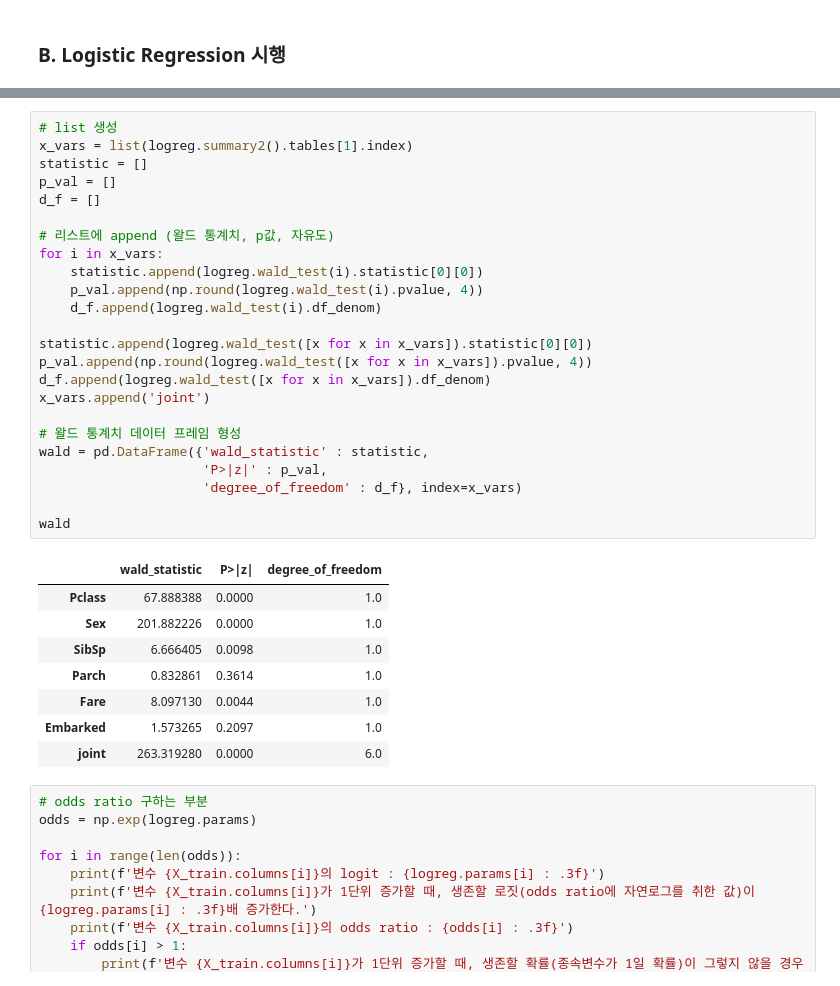
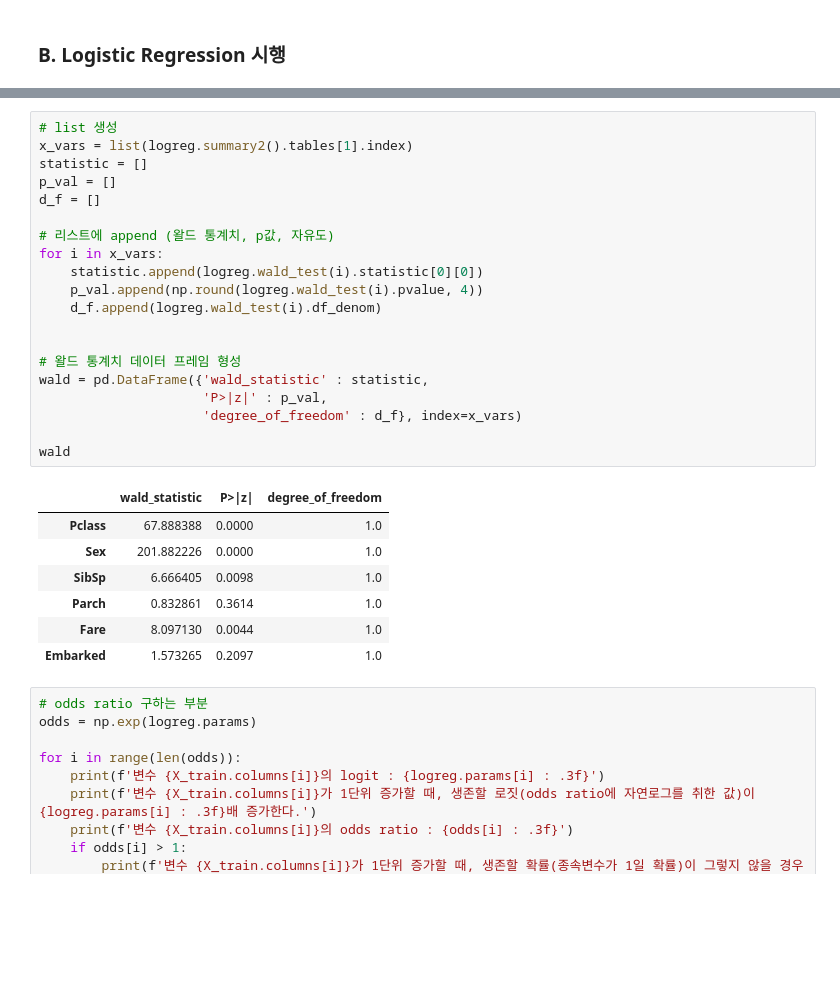
Before and after one commit to freejyb/statistics, a Jupyter notebook: Week_12/regression.ipynb, the cells around one changed output, grey strips where cells are left out. Saved outputs shown, nothing was run; the diff lists cells and outputs as text; blank space fills up the shorter version.

```diff
--- a/Week_12/regression.ipynb
+++ b/Week_12/regression.ipynb
@@ -165,36 +165,31 @@ Logit Regression Results
 # %%
 # list 생성
 x_vars = list(logreg.summary2().tables[1].index)
 statistic = []
 p_val = []
 d_f = []
 
 # 리스트에 append (왈드 통계치, p값, 자유도)
 for i in x_vars:
     statistic.append(logreg.wald_test(i).statistic[0][0])
     p_val.append(np.round(logreg.wald_test(i).pvalue, 4))
     d_f.append(logreg.wald_test(i).df_denom)
 
-statistic.append(logreg.wald_test([x for x in x_vars]).statistic[0][0])
-p_val.append(np.round(logreg.wald_test([x for x in x_vars]).pvalue, 4))
-d_f.append(logreg.wald_test([x for x in x_vars]).df_denom)
-x_vars.append('joint')
 
 # 왈드 통계치 데이터 프레임 형성
 wald = pd.DataFrame({'wald_statistic' : statistic,
                      'P>|z|' : p_val,
                      'degree_of_freedom' : d_f}, index=x_vars)
 
 wald
 # %% [output]
 |  | wald_statistic | P>|z| | degree_of_freedom |
 | Pclass | 67.888388 | 0.0000 | 1.0 |
 | Sex | 201.882226 | 0.0000 | 1.0 |
 | SibSp | 6.666405 | 0.0098 | 1.0 |
 | Parch | 0.832861 | 0.3614 | 1.0 |
 | Fare | 8.097130 | 0.0044 | 1.0 |
 | Embarked | 1.573265 | 0.2097 | 1.0 |
-| joint | 263.319280 | 0.0000 | 6.0 |
 # %%
 # odds ratio 구하는 부분
 odds = np.exp(logreg.params)
```
Also changed, not shown: parts of 14 cells of this notebook.
